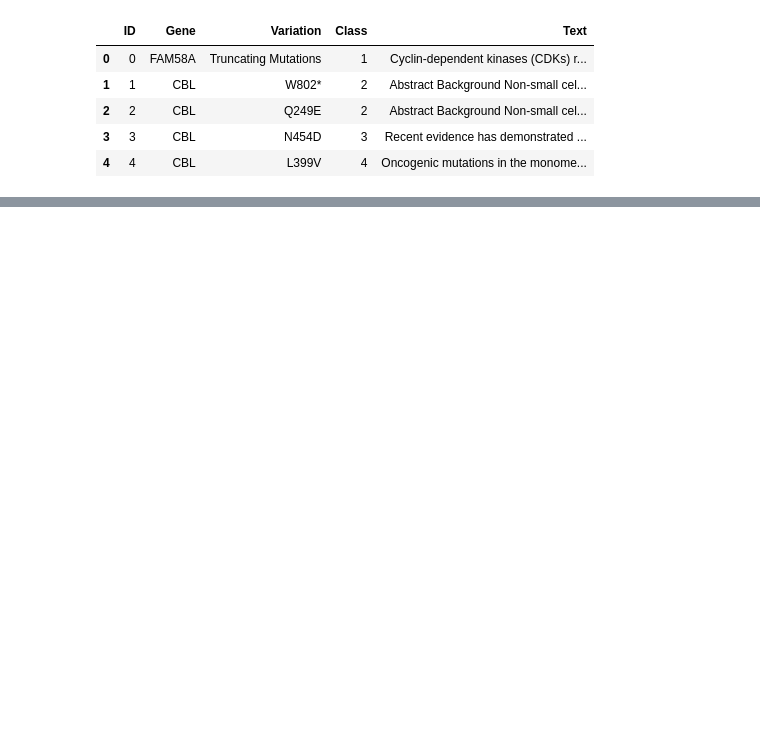
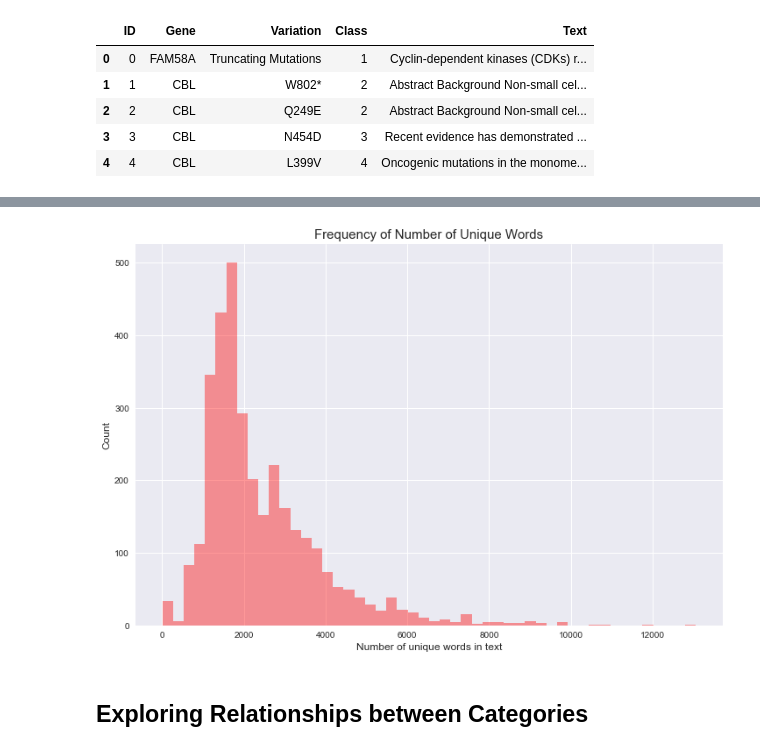
Before and after one commit to allanwdong/MSK_Precision_Medicine_Challenge, a Jupyter notebook: Code/Exploration Collin.ipynb, the cells around one changed output, grey strips where cells are left out. Drawn from its saved outputs; the diff is of its cells as text; code cells hidden in the pictures; blank space fills up the shorter version.

```diff
--- a/Code/Exploration Collin.ipynb
+++ b/Code/Exploration Collin.ipynb
@@ -135,0 +224,12 @@ df[df.Class == 7].iloc[1,4]
+# %%
+#number of words and number of unique words both have similar distributions
+df['Text_num_unique_words'] = df["Text"].apply(lambda x: len(set(str(x).split()) ))
+
+plt.figure(figsize=(12, 8))
+sns.distplot(df.Text_num_unique_words.values, bins=50, kde=False, color='red')
+plt.xlabel('Number of unique words in text', fontsize=12)
+plt.ylabel('Count', fontsize=12)
+plt.title("Frequency of Number of Unique Words", fontsize=15)
+plt.show()
+# %% [output]
+[figure, added]
@@ -135,0 +243,2 @@ df[df.Class == 7].iloc[1,4]
+# %% [markdown]
+## Exploring Relationships between Categories
```
Also changed, not shown: parts of 58 cells of this notebook.
